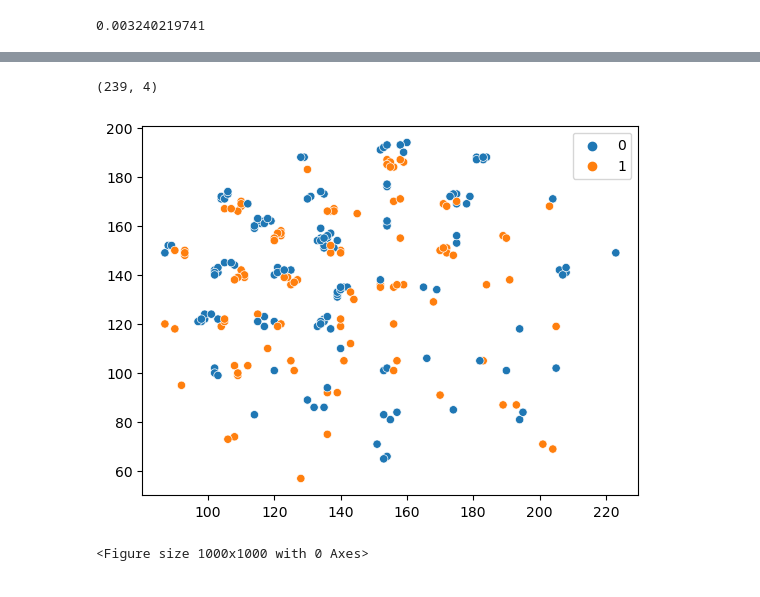
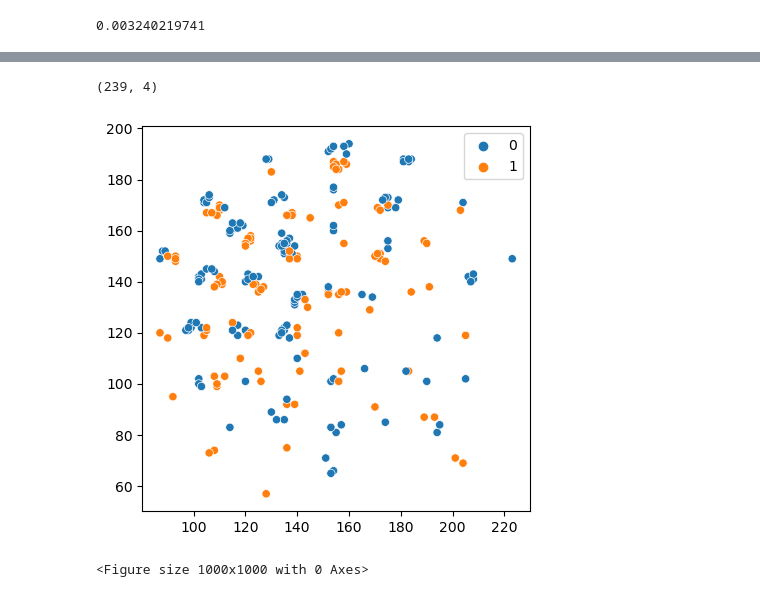
Before and after one commit to AdvancedResearchInnovationCenter/TactiGraph, a Jupyter notebook: src/end_to_end.ipynb, the cells around one changed output, grey strips where cells are left out. Drawn from its saved outputs; the diff is of its cells as text; code cells hidden in the pictures.

```diff
--- a/src/end_to_end.ipynb
+++ b/src/end_to_end.ipynb
@@ -229,14 +229,15 @@ for i, idx in enumerate(tqdm(cases_idx)):
 # %%
 import seaborn as sns
 def plot(ev):
+    plt.figure(figsize=(5, 5))
     print(ev.shape)
 
     sns.scatterplot( x=ev[:, 0],y=ev[:, 1], hue=ev[:, 3])
     # sns.scatterplot(x=ev[:, 0], y=ev[:, 1], hue=ev[:, 3])
 plot(event_arrays[52])
 # %% [output]
 (239, 4)
-[figure, old version]
+[figure, new version]
 # %%
 plt.figure(figsize=(10 , 10))
 case = 1
```
Also changed, not shown: parts of 13 cells of this notebook, 5 other files.
